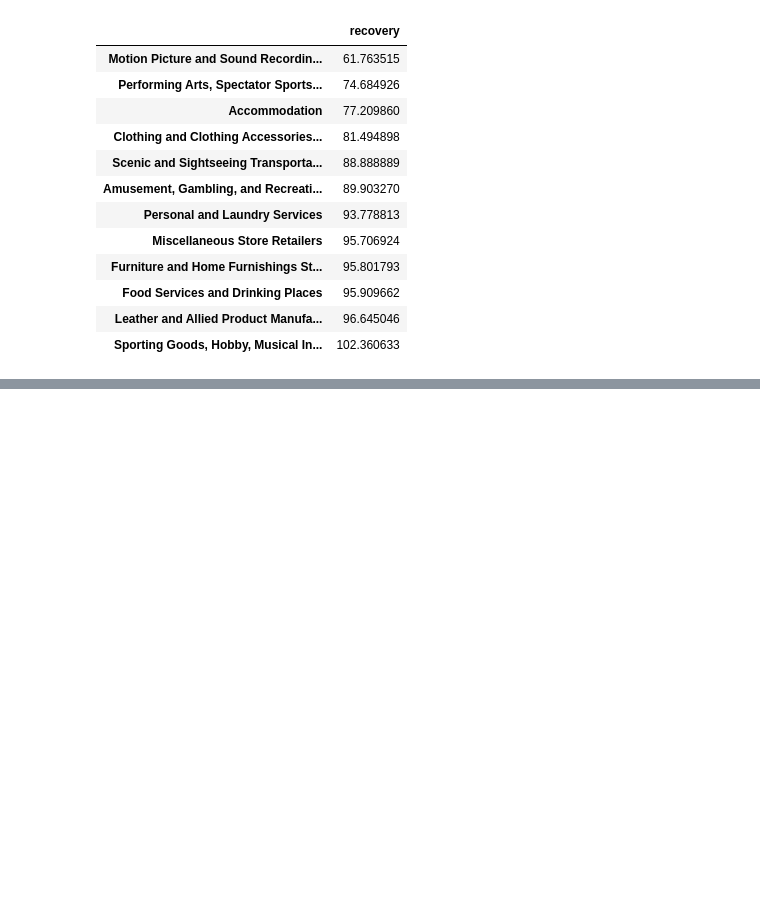
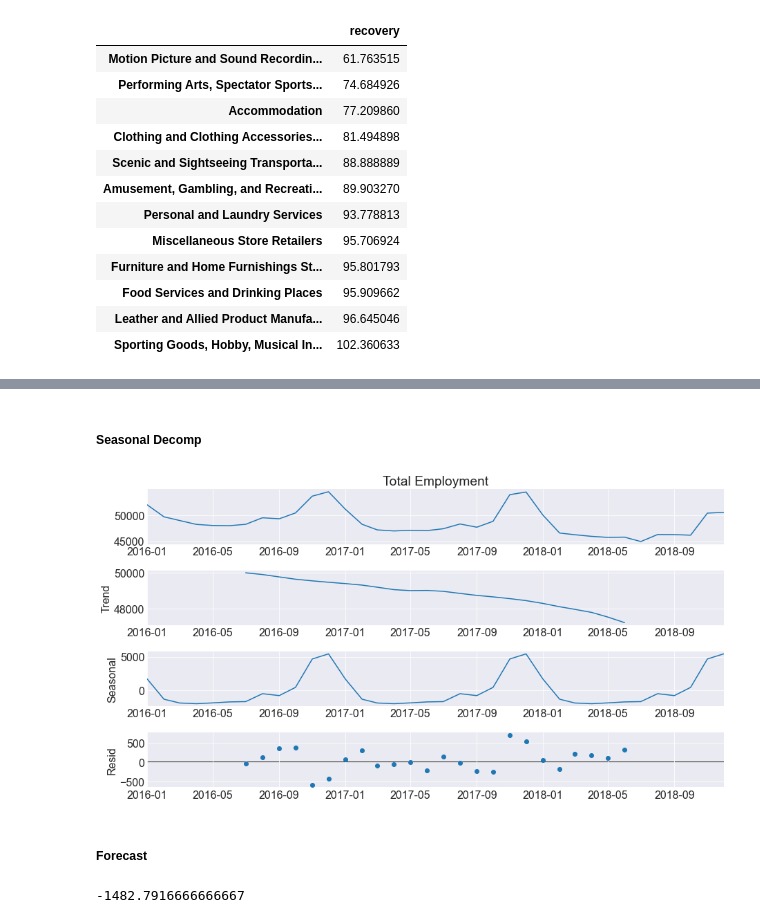
Before and after one commit to capstone-job-market-analysis/job-market-analysis, a Jupyter notebook: adam_scratch_forecasting.ipynb, the cells around one changed output, grey strips where cells are left out. Saved outputs shown, nothing was run; the diff lists cells and outputs as text; code cells hidden in the pictures; blank space fills up the shorter version.

```diff
--- a/adam_scratch_forecasting.ipynb
+++ b/adam_scratch_forecasting.ipynb
@@ -206,0 +228,8 @@ create_char_df(forecast_ind_dict).sort_values(by='recovery')
+# %% [markdown]
+##### Seasonal Decomp
+# %%
+_ = sm.tsa.seasonal_decompose(train).plot()
+# %% [output]
+[figure, added]
+# %% [markdown]
+##### Forecast
@@ -206,0 +239,4 @@ create_char_df(forecast_ind_dict).sort_values(by='recovery')
+# %%
+train.diff(12).mean()
+# %% [output]
+-1482.7916666666667
```
Also changed, not shown: parts of 25 cells of this notebook.
